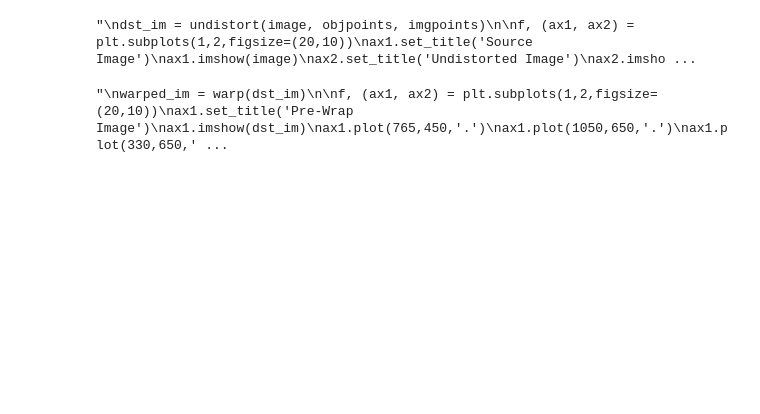
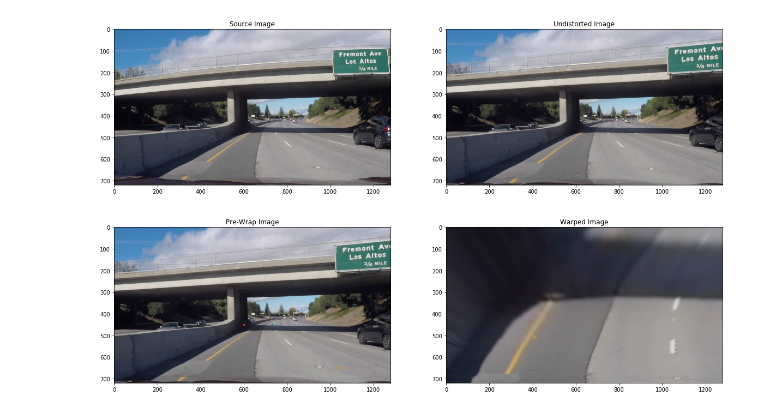
Before and after one commit to yazeedalrubyli/SDCND, a Jupyter notebook: Term1/Advanced-Lane-Lines/ALF.ipynb, the cells around one changed output. Drawn from its saved outputs; the diff is of its cells as text; code cells hidden in the pictures; blank space fills up the shorter version.

```diff
--- a/Term1/Advanced-Lane-Lines/ALF.ipynb
+++ b/Term1/Advanced-Lane-Lines/ALF.ipynb
@@ -5,7 +5,7 @@ import matplotlib.pyplot as plt
 import matplotlib.image as mpimg
 %matplotlib inline
 
-#image = mpimg.imread('test_images/test6.jpg')
+image = mpimg.imread('test_images/test7.jpeg')
 # %%
 import glob
 
@@ -37,31 +37,30 @@ objpoints, imgpoints = cc()
 # %%
 def undistort(img, objpoints, imgpoints):
     img_size = (img.shape[1], img.shape[0])
     ret, mtx, dist, rvecs, tvecs = cv2.calibrateCamera(objpoints, imgpoints, img_size, None, None)
     dst = cv2.undistort(img, mtx, dist, None, mtx)
     return dst
 
-'''
+
 dst_im = undistort(image, objpoints, imgpoints)
 
 f, (ax1, ax2) = plt.subplots(1,2,figsize=(20,10))
 ax1.set_title('Source Image')
 ax1.imshow(image)
 ax2.set_title('Undistorted Image')
 ax2.imshow(dst_im)
 plt.show()
-'''
 # %% [output]
-"\ndst_im = undistort(image, objpoints, imgpoints)\n\nf, (ax1, ax2) = plt.subplots(1,2,figsize=(20,10))\nax1.set_title('Source Image')\nax1.imshow(image)\nax2.set_title('Undistorted Image')\nax2.imsho ...
+[figure, added]
 # %%
 def warp(img, unwrap=False):
     img_size = (img.shape[1], img.shape[0])
 
     src = np.float32(
-        [[765,450], # right top
+        [[730,450], # right top
          [1050,650], # right bottom
          [330,650], # left bottom
-         [560,450]]) #left top
+         [600,450]]) #left top
 
     dst = np.float32(
         [[1200,0], #right top
@@ -69,29 +68,28 @@ def warp(img, unwrap=False):
          [200,700], # left bottom
          [200,0]])
     if unwrap:
-        M = cv2.getPerspectiveTransform(dst, src)
+        return cv2.getPerspectiveTransform(dst, src)
     else:
         M = cv2.getPerspectiveTransform(src,dst)
 
     warped = cv2.warpPerspective(img, M, img_size, flags= cv2.INTER_LINEAR)
 
     return warped
-'''
+
 warped_im = warp(dst_im)
 
 f, (ax1, ax2) = plt.subplots(1,2,figsize=(20,10))
 ax1.set_title('Pre-Wrap Image')
 ax1.imshow(dst_im)
-ax1.plot(765,450,'.')
+ax1.plot(730,450,'.')
 ax1.plot(1050,650,'.')
 ax1.plot(330,650,'.')
 ax1.plot(600,450,'.')
 ax2.set_title('Warped Image')
 ax2.imshow(warped_im)
 plt.show()
-'''
 # %% [output]
-"\nwarped_im = warp(dst_im)\n\nf, (ax1, ax2) = plt.subplots(1,2,figsize=(20,10))\nax1.set_title('Pre-Wrap Image')\nax1.imshow(dst_im)\nax1.plot(765,450,'.')\nax1.plot(1050,650,'.')\nax1.plot(330,650,' ...
+[figure, added]
 # %%
 def img_preprocess(img):
     s_channel = cv2.cvtColor(img, cv2.COLOR_RGB2HLS)[:,:,2]
```
Also changed, not shown: parts of 5 cells of this notebook.
